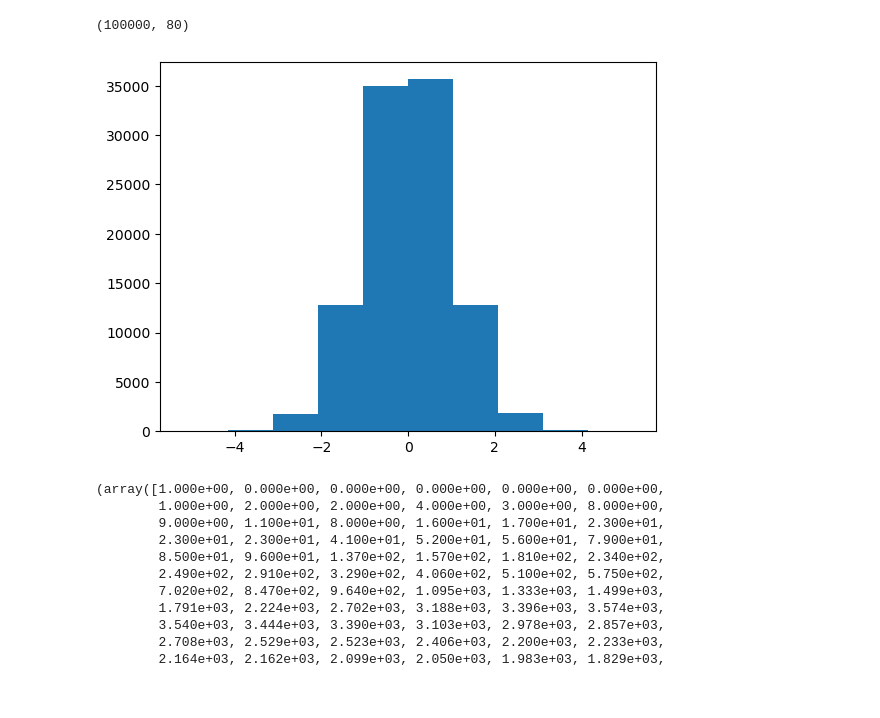
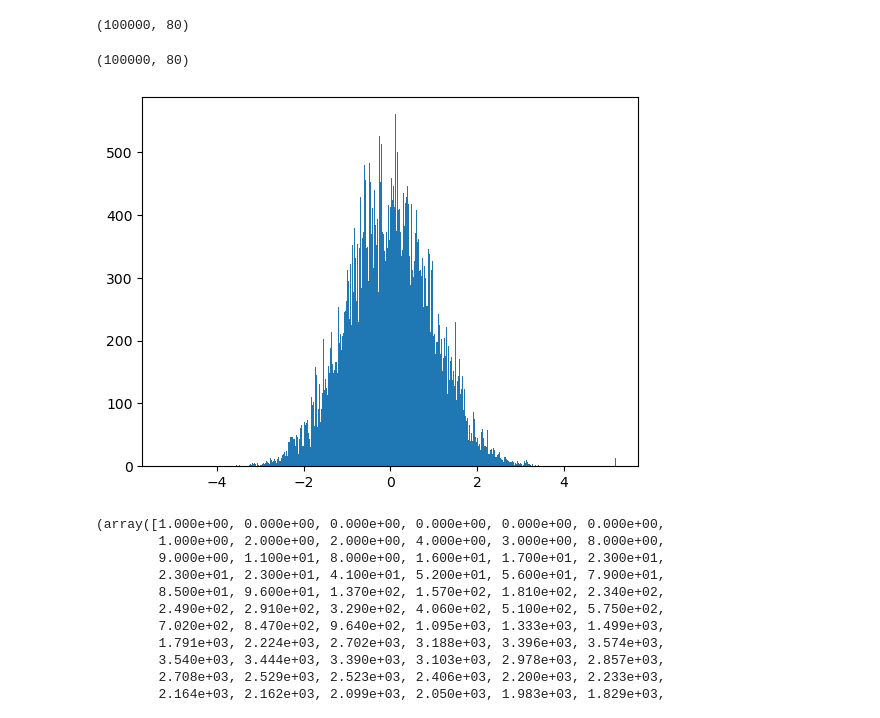
Before and after one commit to jackgoodsall/baler, a Jupyter notebook: HEPMCArea/Notebooks/quantity_scaling_test.ipynb, the cells around one changed output. Saved outputs shown, nothing was run; the diff lists cells and outputs as text; code cells hidden in the pictures.

```diff
--- a/HEPMCArea/Notebooks/quantity_scaling_test.ipynb
+++ b/HEPMCArea/Notebooks/quantity_scaling_test.ipynb
@@ -13,6 +13,7 @@ print(data.shape)
 
 
 baler_data_object = np.load("../../workspaces/ATLAS/data/100-000Events20ParticlesNormalScaled.npz")
+baler_data = baler_data_object["data"]
 # %% [output]
 (100000, 80)
 # %%
@@ -34,15 +35,17 @@ def inverse_log_minmax(norm_arr, *log):
 # %%
 normed, (log_min_val, log_max_val) = log_minmax(data[:, 3])
 
 # Now pass correctly to inverse_log_minmax
 reconstructed = inverse_log_minmax(normed, log_min_val, log_max_val)
 
 # Plot histogram of reconstruction error
 #plt.hist(data[:, 3], bins=200)
-plt.hist(scaled_data[: ,3 ])
+print(baler_data.shape)
+plt.hist(baler_data[: , 3 ], bins = 1000)
 print("")
 # %% [output]
+(100000, 80)
-[figure, old version]
+[figure, new version]
 # %%
 plt.hist(normed, bins = 100)
 # %% [output]
```
Also changed, not shown: 9 other files.
